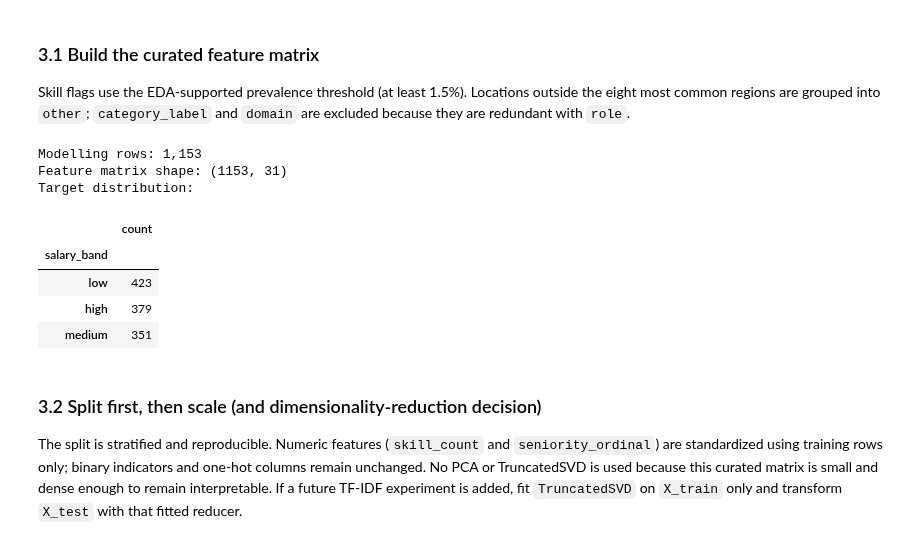
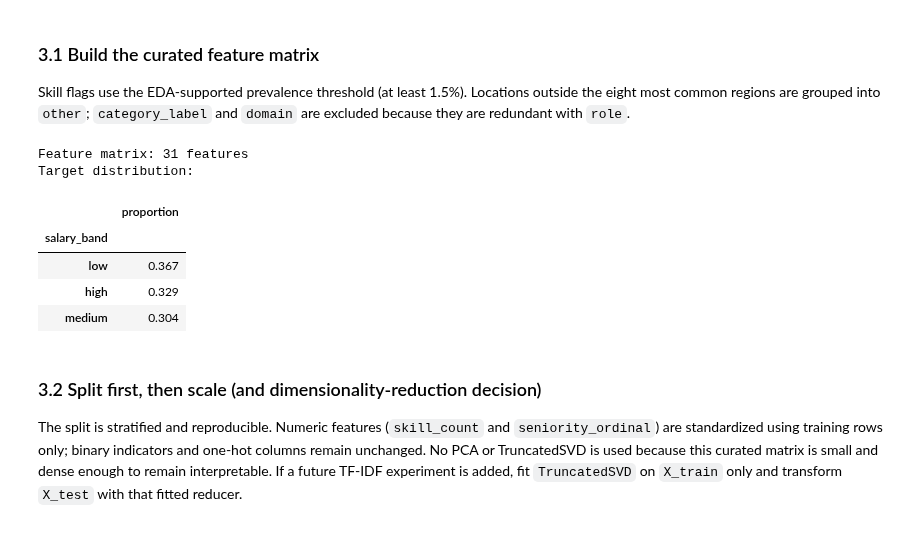
Before and after one commit to anusanth26/Career-Market-Intelligence, a Jupyter notebook: notebooks/career_market_intelligence.ipynb, the cells around one changed output. Cells and saved outputs as stored; diff of their text form; code cells hidden in the pictures.

```diff
--- a/notebooks/career_market_intelligence.ipynb
+++ b/notebooks/career_market_intelligence.ipynb
@@ -1374,43 +1325,41 @@ model_df = model_df.loc[model_df["salary_band"].notna()].copy()
 if model_df.empty:
     raise ValueError("No labelled rows remain after filtering has_salary and salary_band.")
 
 descriptions = model_df["description_clean"].fillna("").astype(str).str.lower()
 skill_columns = []
 for skill, pattern in SKILL_PATTERNS.items():
     column = f"skill_{skill}"
     model_df[column] = descriptions.str.contains(pattern, regex=True, na=False).astype("int8")
     skill_columns.append(column)
 model_df["skill_count"] = model_df[skill_columns].sum(axis=1).astype("int8")
 
 model_df["seniority_ordinal"] = model_df["seniority_level"].map(SENIORITY_MAP).fillna(1).astype("int8")
 model_df["location_bucket"] = model_df["location_region"].where(model_df["location_region"].isin(TOP_REGIONS), "other")
 model_df["is_full_time"] = model_df["contract_time"].eq("full_time").astype("int8")
 
 categorical = pd.get_dummies(model_df[["role", "location_bucket"]].fillna("Unknown"), columns=["role", "location_bucket"], drop_first=True, dtype="int8")
 numeric = model_df[["skill_count", "seniority_ordinal"]].astype("float64")
 X = pd.concat([model_df[skill_columns], categorical, model_df[["is_full_time"]], numeric], axis=1).astype("float64")
 y = model_df["salary_band"].astype(str)
 
 forbidden_features = {"salary_min", "salary_max", "salary_mid", "salary_band", "salary_present", "salary_passes_plausibility_screen", "has_salary", "job_id", "title", "employer", "description_raw", "description_length", "domain"}
 leakage_columns = sorted(forbidden_features.intersection(X.columns))
 if leakage_columns:
     raise AssertionError(f"Salary leakage or excluded columns found in X: {leakage_columns}")
 if X.isna().any().any() or y.isna().any():
     raise AssertionError("Feature matrix and target must not contain missing values.")
 
-print(f"Modelling rows: {len(model_df):,}")
-print(f"Feature matrix shape: {X.shape}")
+print(f"Feature matrix: {X.shape[1]} features")
 print("Target distribution:")
-display(y.value_counts().rename_axis("salary_band").to_frame("count"))
+display(y.value_counts(normalize=True).round(3).rename_axis("salary_band").to_frame("proportion"))
 # %% [output]
-Modelling rows: 1,153
-Feature matrix shape: (1153, 31)
+Feature matrix: 31 features
 Target distribution:
-|  | count |
+|  | proportion |
 | salary_band |  |
-| low | 423 |
-| high | 379 |
-| medium | 351 |
+| low | 0.367 |
+| high | 0.329 |
+| medium | 0.304 |
 # %% [markdown]
 ### 3.2 Split first, then scale (and dimensionality-reduction decision)
 
```
Also changed, not shown: parts of 25 cells of this notebook, 3 other files.
